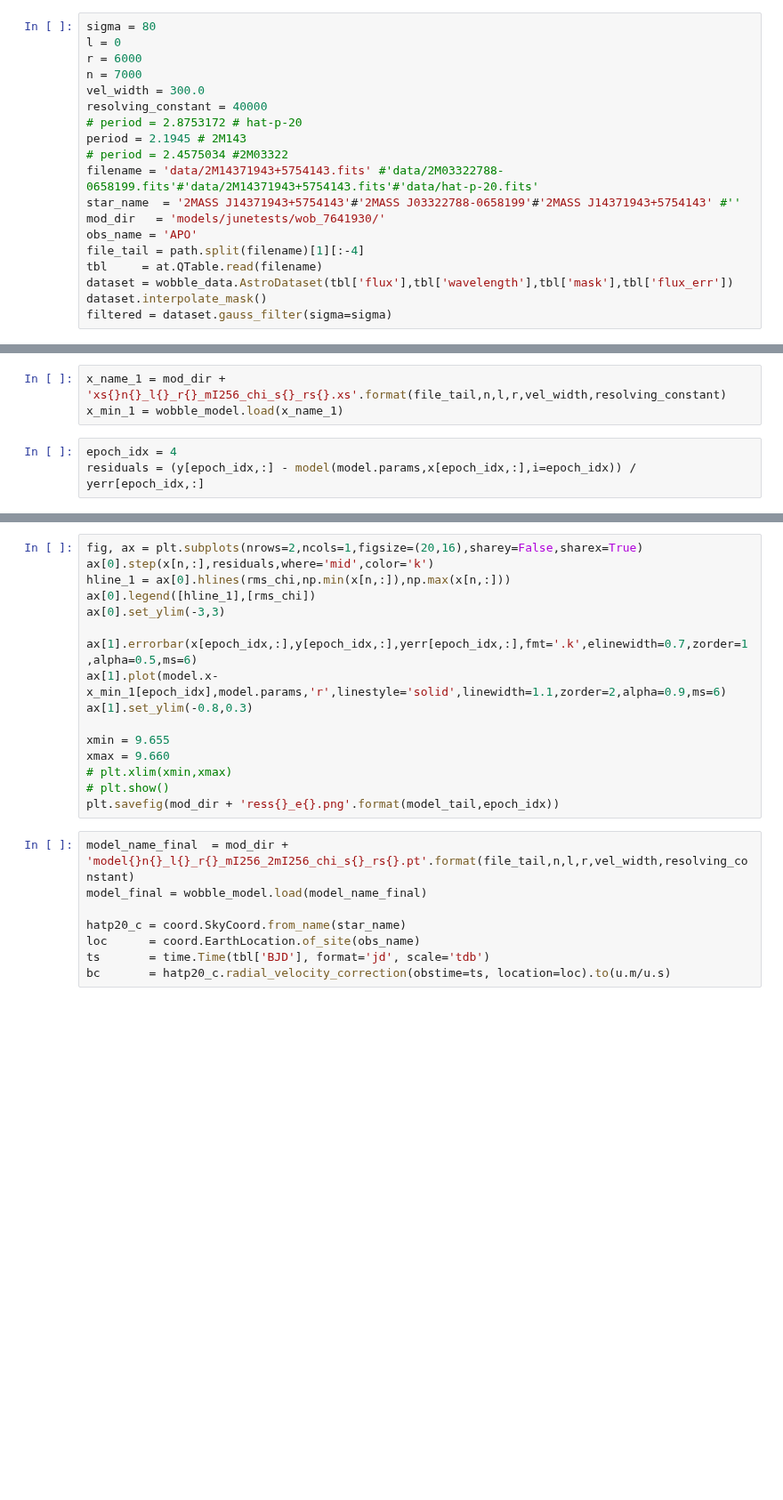
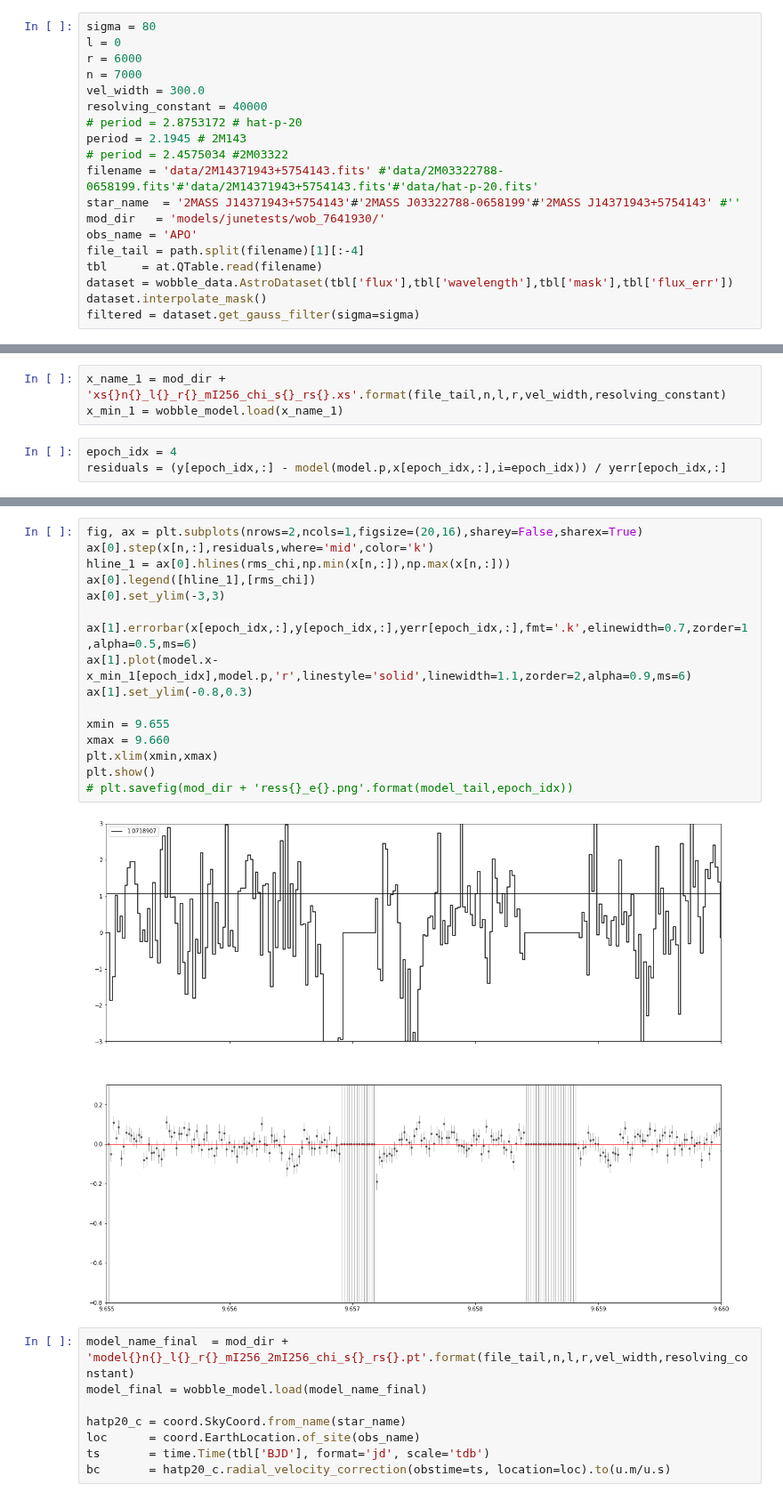
Before and after one commit to mdd423/wobble_jax, a Jupyter notebook: Untitled.ipynb, the cells around one changed output, grey strips where cells are left out. Shown at 89% size. Cells and saved outputs as stored; diff of their text form; blank space fills up the shorter version.

```diff
--- a/Untitled.ipynb
+++ b/Untitled.ipynb
@@ -35,7 +33,7 @@ file_tail = path.split(filename)[1][:-4]
 tbl     = at.QTable.read(filename)
 dataset = wobble_data.AstroDataset(tbl['flux'],tbl['wavelength'],tbl['mask'],tbl['flux_err'])
 dataset.interpolate_mask()
-filtered = dataset.gauss_filter(sigma=sigma)
+filtered = dataset.get_gauss_filter(sigma=sigma)
 # %%
 x, y, yerr = dataset.get_xy(filtered)
 # %%
@@ -47,7 +45,7 @@ x_name_1 = mod_dir + 'xs{}n{}_l{}_r{}_mI256_chi_s{}_rs{}.xs'.format(file_tail,n,
 x_min_1 = wobble_model.load(x_name_1)
 # %%
 epoch_idx = 4
-residuals = (y[epoch_idx,:] - model(model.params,x[epoch_idx,:],i=epoch_idx)) / yerr[epoch_idx,:]
+residuals = (y[epoch_idx,:] - model(model.p,x[epoch_idx,:],i=epoch_idx)) / yerr[epoch_idx,:]
 # %%
 rms_chi = np.sqrt(np.mean(residuals ** 2))
 print(rms_chi)
@@ -54,19 +54,21 @@ print(rms_chi)
 # %%
 fig, ax = plt.subplots(nrows=2,ncols=1,figsize=(20,16),sharey=False,sharex=True)
 ax[0].step(x[n,:],residuals,where='mid',color='k')
 hline_1 = ax[0].hlines(rms_chi,np.min(x[n,:]),np.max(x[n,:]))
 ax[0].legend([hline_1],[rms_chi])
 ax[0].set_ylim(-3,3)
 
 ax[1].errorbar(x[epoch_idx,:],y[epoch_idx,:],yerr[epoch_idx,:],fmt='.k',elinewidth=0.7,zorder=1,alpha=0.5,ms=6)
-ax[1].plot(model.x-x_min_1[epoch_idx],model.params,'r',linestyle='solid',linewidth=1.1,zorder=2,alpha=0.9,ms=6)
+ax[1].plot(model.x-x_min_1[epoch_idx],model.p,'r',linestyle='solid',linewidth=1.1,zorder=2,alpha=0.9,ms=6)
 ax[1].set_ylim(-0.8,0.3)
 
 xmin = 9.655
 xmax = 9.660
-# plt.xlim(xmin,xmax)
-# plt.show()
-plt.savefig(mod_dir + 'ress{}_e{}.png'.format(model_tail,epoch_idx))
+plt.xlim(xmin,xmax)
+plt.show()
+# plt.savefig(mod_dir + 'ress{}_e{}.png'.format(model_tail,epoch_idx))
+# %% [output]
+[figure, added]
 # %%
 model_name_final  = mod_dir + 'model{}n{}_l{}_r{}_mI256_2mI256_chi_s{}_rs{}.pt'.format(file_tail,n,l,r,vel_width,resolving_constant)
 model_final = wobble_model.load(model_name_final)
```
Also changed, not shown: parts of 7 cells of this notebook.
